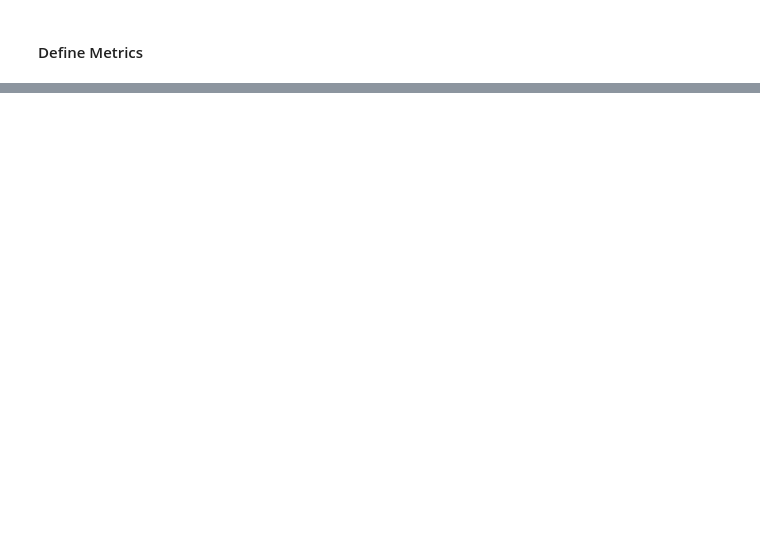
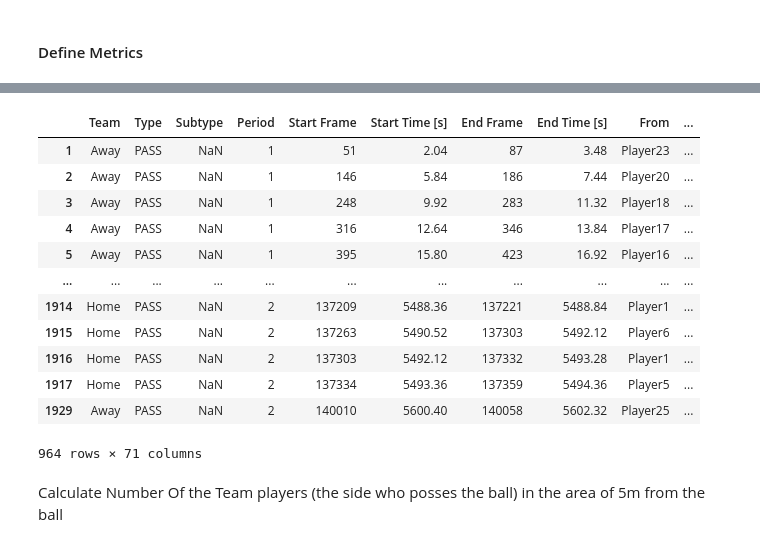
Before and after one commit to nahiid/soccer-impact-factor, a Jupyter notebook: impact_factor.ipynb, the cells around one changed output, grey strips where cells are left out. Cells and saved outputs as stored; diff of their text form; code cells hidden in the pictures; blank space fills up the shorter version.

```diff
--- a/impact_factor.ipynb
+++ b/impact_factor.ipynb
@@ -118,0 +177,39 @@ merged_start.to_csv('merged_start.csv', index=False)
+# %%
+pass_start['app_num'] = 0  # Initialize the app_num column
+
+# Iterate through each row of the DataFrame
+for index, row in pass_start.iterrows():
+    ho_app = 0
+    aw_app = 0
+    if row['Team'] == 'Home':
+        # Calculate the distance to each Away player and append it to the list
+        for player in range(15, 27):  # Assuming player IDs are from 15 to 26
+            distance = ((row['Start X'] - row[f'Away_{player}']) ** 2 + (row['Start Y'] - row[f'Away_{player}_y']) ** 2) ** 0.5
+            if distance<=5 :
+                ho_app = ho_app + 1
+        pass_start.at[index, 'app_num'] = ho_app
+    elif row['Team'] == 'Away':
+        # Calculate the distance to each Home player and append it to the list
+        for player in range(1, 15):  # Assuming player IDs are from 1 to 14
+            distance = ((row['Start X'] - row[f'Home_{player}']) ** 2 + (row['Start Y'] - row[f'Home_{player}_y']) ** 2) ** 0.5
+            if distance<=5 :
+                aw_app = aw_app + 1
+        pass_start.at[index, 'app_num'] = aw_app
+# %%
+pass_start
+# %% [output]
+|  | Team | Type | Subtype | Period | Start Frame | Start Time [s] | End Frame | End Time [s] | From | ... |
+| 1 | Away | PASS | NaN | 1 | 51 | 2.04 | 87 | 3.48 | Player23 | ... |
+| 2 | Away | PASS | NaN | 1 | 146 | 5.84 | 186 | 7.44 | Player20 | ... |
+| 3 | Away | PASS | NaN | 1 | 248 | 9.92 | 283 | 11.32 | Player18 | ... |
+| 4 | Away | PASS | NaN | 1 | 316 | 12.64 | 346 | 13.84 | Player17 | ... |
+| 5 | Away | PASS | NaN | 1 | 395 | 15.80 | 423 | 16.92 | Player16 | ... |
+| ... | ... | ... | ... | ... | ... | ... | ... | ... | ... | ... |
+| 1914 | Home | PASS | NaN | 2 | 137209 | 5488.36 | 137221 | 5488.84 | Player1 | ... |
+| 1915 | Home | PASS | NaN | 2 | 137263 | 5490.52 | 137303 | 5492.12 | Player6 | ... |
+| 1916 | Home | PASS | NaN | 2 | 137303 | 5492.12 | 137332 | 5493.28 | Player1 | ... |
+| 1917 | Home | PASS | NaN | 2 | 137334 | 5493.36 | 137359 | 5494.36 | Player5 | ... |
+| 1929 | Away | PASS | NaN | 2 | 140010 | 5600.40 | 140058 | 5602.32 | Player25 | ... |
+964 rows × 71 columns
+# %% [markdown]
+Calculate Number Of the Team players (the side who posses the ball) in the area of 5m from the ball
```
Also changed, not shown: parts of 19 cells of this notebook.
